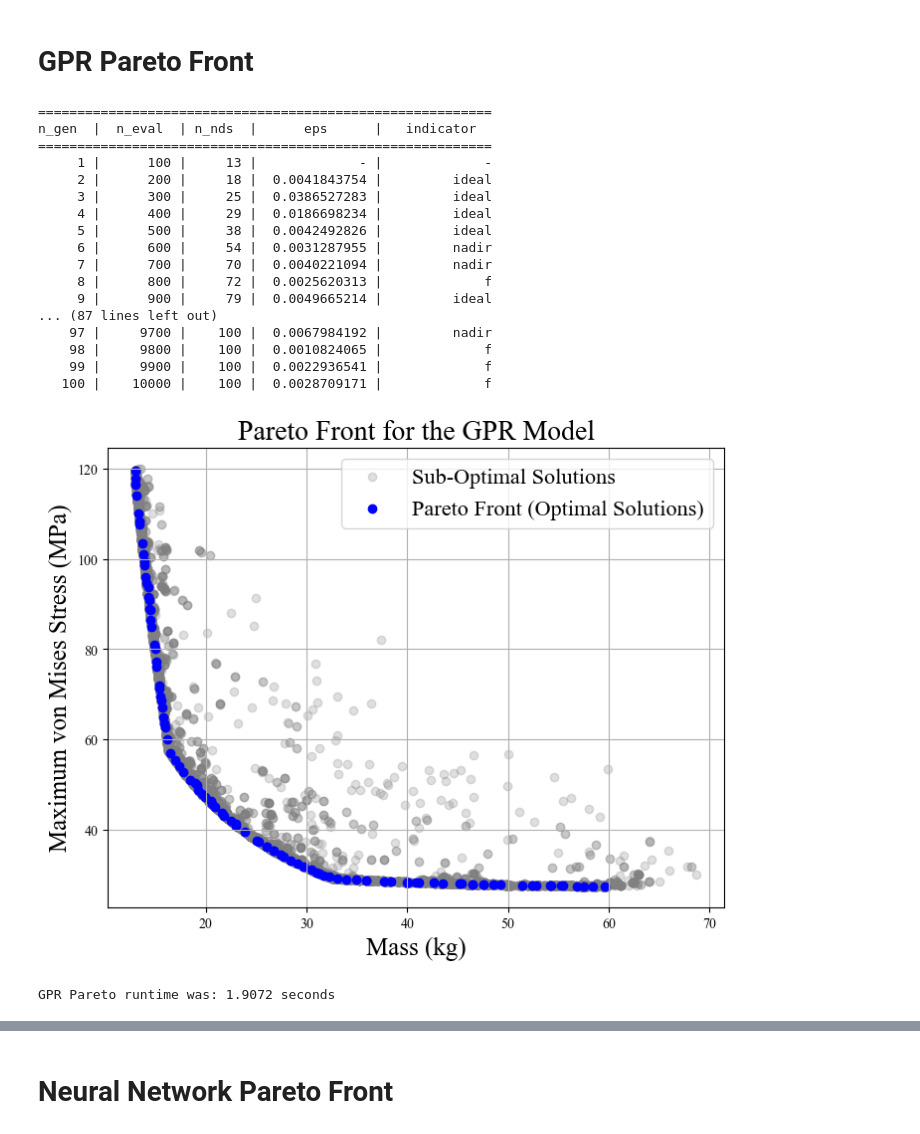
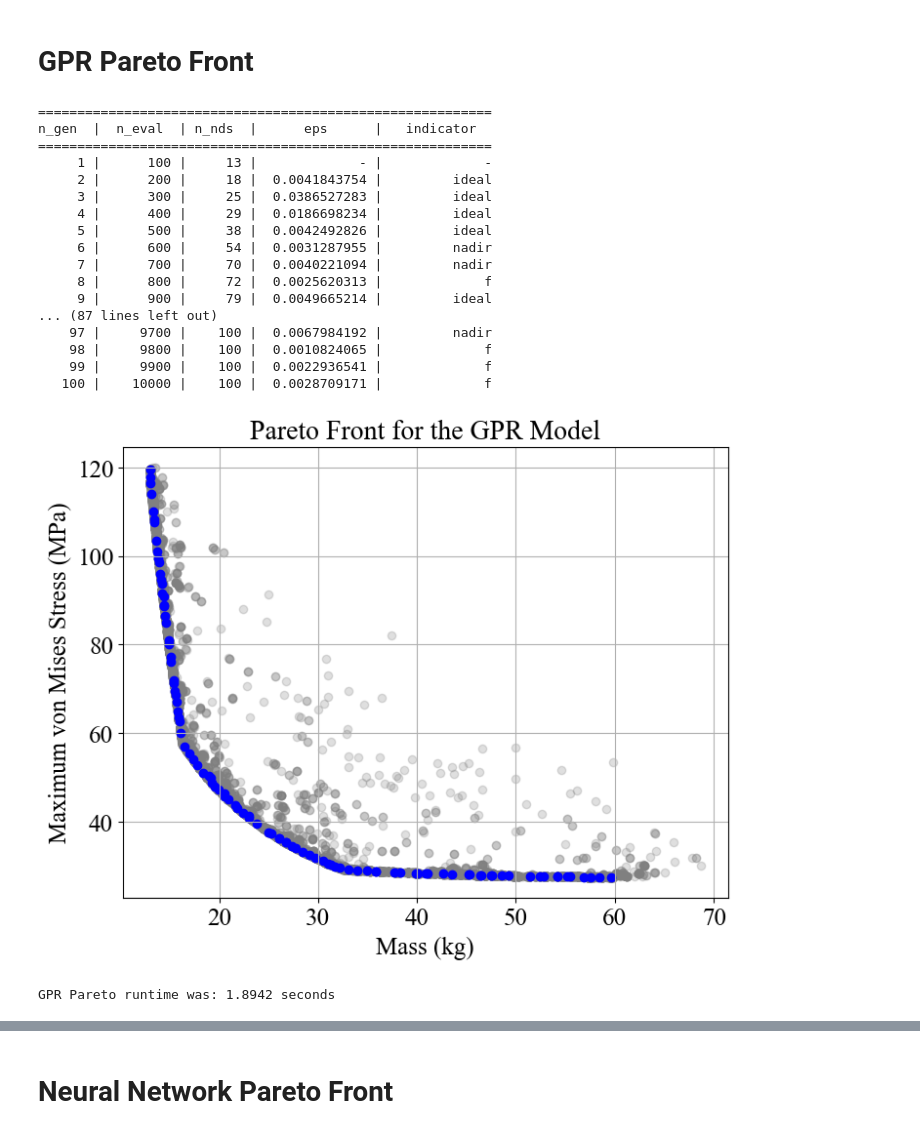
Before and after one commit to hug0kopter/MECH0107, a Jupyter notebook: CW2/Post Processing/Pareto_Optimisation.ipynb, the cells around one changed output, grey strips where cells are left out. Drawn from its saved outputs; the diff is of its cells as text; code cells hidden in the pictures.

```diff
--- a/CW2/Post Processing/Pareto_Optimisation.ipynb
+++ b/CW2/Post Processing/Pareto_Optimisation.ipynb
@@ -103,36 +103,37 @@ plt.figure(figsize=(8, 6))
 plt.title("Pareto Front for the GPR Model", fontsize = titlesize)
 plt.scatter(masses_all, stresses_all, c="gray", alpha=0.25, label="Sub-Optimal Solutions")
 plt.scatter(masses_pareto, stresses_pareto, c="blue", label="Pareto Front (Optimal Solutions)")
 plt.xlabel("Mass (kg)", fontsize=labelsize)
 plt.ylabel("Maximum von Mises Stress (MPa)", fontsize=labelsize)
-plt.legend(fontsize=legendsize)
+plt.xticks(fontsize=labelsize)
+plt.yticks(fontsize=labelsize)
 plt.grid(True)
 plt.savefig("figures/Pareto_Front_GPR.png", dpi=500)  # Save the figure
 plt.show()
 
 gpr_pareto_end = time.time()
 gpr_pareto_runtime_s = gpr_pareto_end - gpr_pareto_start
 print(f"GPR Pareto runtime was: {gpr_pareto_runtime_s:.4f} seconds")
 # %% [output]
 ==========================================================
 n_gen  |  n_eval  | n_nds  |      eps      |   indicator
 ==========================================================
      1 |      100 |     13 |             - |             -
      2 |      200 |     18 |  0.0041843754 |         ideal
      3 |      300 |     25 |  0.0386527283 |         ideal
      4 |      400 |     29 |  0.0186698234 |         ideal
      5 |      500 |     38 |  0.0042492826 |         ideal
      6 |      600 |     54 |  0.0031287955 |         nadir
      7 |      700 |     70 |  0.0040221094 |         nadir
      8 |      800 |     72 |  0.0025620313 |             f
      9 |      900 |     79 |  0.0049665214 |         ideal
 ... (87 lines left out)
     97 |     9700 |    100 |  0.0067984192 |         nadir
     98 |     9800 |    100 |  0.0010824065 |             f
     99 |     9900 |    100 |  0.0022936541 |             f
    100 |    10000 |    100 |  0.0028709171 |             f
-[figure, old version]
+[figure, new version]
-GPR Pareto runtime was: 1.9072 seconds
+GPR Pareto runtime was: 1.8942 seconds
 # %%
 # Average design: [W1, W2, R, t]
 average_design = np.array([[0.5, 0.15, 0.05, 0.015]])
```
Also changed, not shown: parts of 3 cells of this notebook, 12 other files.
